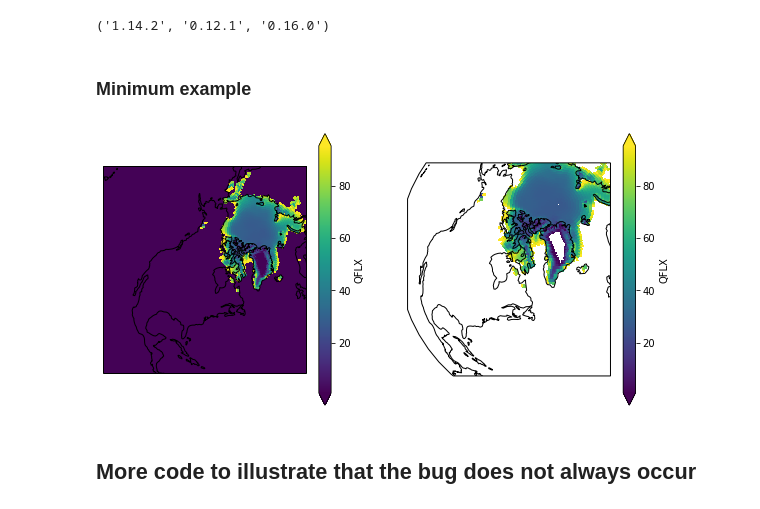
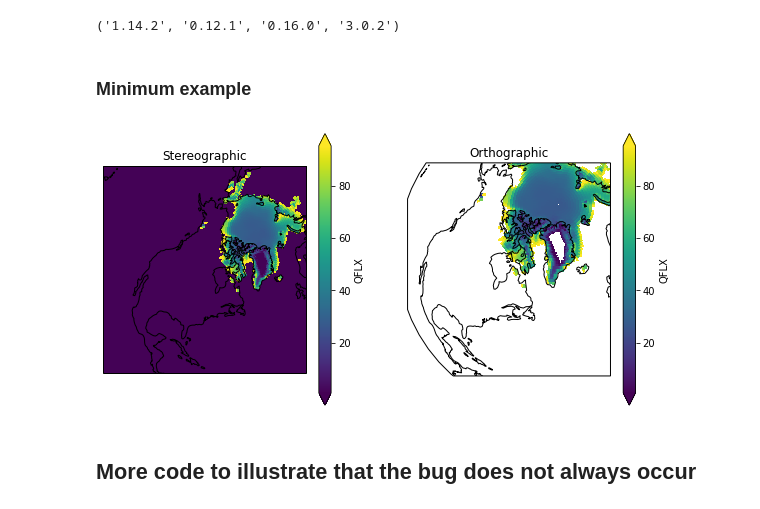
Before and after one commit to lvankampenhout/bug-reports, a Jupyter notebook: cartopy-MVs-stereo/notebook.ipynb, the cells around one changed output. Cells and saved outputs as stored; diff of their text form; code cells hidden in the pictures.

```diff
--- a/cartopy-MVs-stereo/notebook.ipynb
+++ b/cartopy-MVs-stereo/notebook.ipynb
@@ -9,12 +9,21 @@ import cartopy.crs as ccrs
 # %%
 %matplotlib inline
 # %%
-np.__version__, xr.__version__, cartopy.__version__
+np.__version__, xr.__version__, cartopy.__version__, matplotlib.__version__
 # %% [output]
-('1.14.2', '0.12.1', '0.16.0')
+('1.14.2', '0.12.1', '0.16.0', '3.0.2')
 # %% [markdown]
 ### Minimum example
 # %%
+import cartopy
+import numpy as np
+import matplotlib
+import matplotlib.pyplot as plt
+import matplotlib.gridspec as gridspec
+import xarray as xr
+import cartopy.crs as ccrs
+
+# download file here: https://github.com/lvankampenhout/bug-reports/blob/master/cartopy-MVs-stereo/tmp.nc
 da2 = xr.open_dataarray('tmp.nc') # evaporative flux
 da2 = da2.drop(('lat2d', 'lon2d'))
 
@@ -22,36 +31,43 @@ da2 = da2.drop(('lat2d', 'lon2d'))
 data2 = da2
 data2 = xr.where(data2>100, np.NaN, data2)
 data2 = xr.where(data2<0, np.NaN, data2)
 
 fig = plt.figure(figsize=(10,5))
 gs = gridspec.GridSpec(1,2,figure=fig)
 lon = data.lon
 lat = data.lat
 lon2d, lat2d = np.meshgrid(lon,lat)
 
 
 proj_stereo = ccrs.Stereographic(central_longitude=320, central_latitude=72)
 proj_ortho = ccrs.Orthographic(central_longitude=320, central_latitude=72)
 
 ax1 = fig.add_subplot(gs[0,0], projection=proj_stereo)
 ax2 = fig.add_subplot(gs[0,1], projection=proj_ortho)
 
 extent = [200, 340, 20, 84]
 
+
+
 for ax in (ax1,ax2):
 
     ax.set_extent(extent, crs=ccrs.PlateCarree())
     ax.coastlines()
 
     # Xarray plotting syntax
-    data2.plot(ax=ax, transform=ccrs.PlateCarree(), robust=True)
+    #data2.plot.contourf(ax=ax, transform=ccrs.PlateCarree(), robust=True) # Good
+    data2.plot.pcolormesh(ax=ax, transform=ccrs.PlateCarree(), robust=True) # Bad
 
     # Matplotlib plotting syntax
     #cn = ax.pcolormesh(lon2d, lat2d, data.to_masked_array(), transform=ccrs.PlateCarree())
-    #plt.colorbar(cn)
+    #plt.colorbar(cn,ax=ax)
+
+ax1.set_title('Stereographic')
+ax2.set_title('Orthographic')
+
 fig.savefig('minimum_example.png')
 # %% [output]
-[figure, old version]
+[figure, new version]
 # %% [markdown]
 ## More code to illustrate that the bug does not always occur
 # %% [markdown]
```
